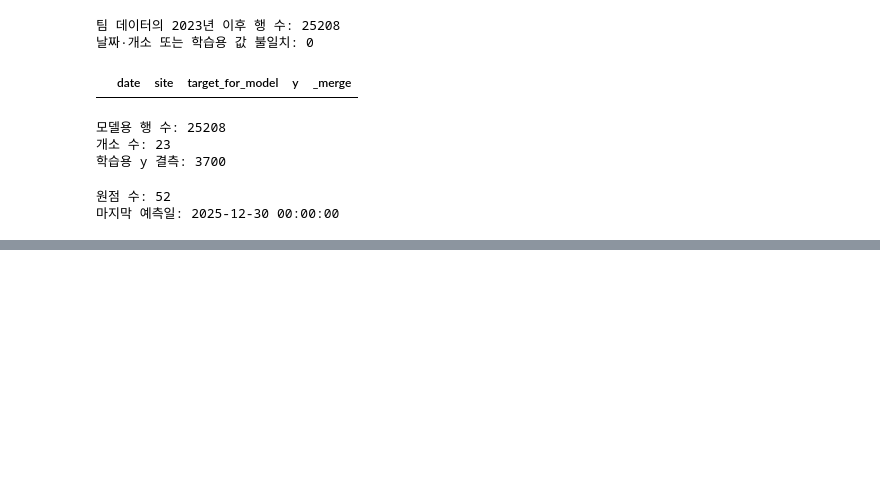
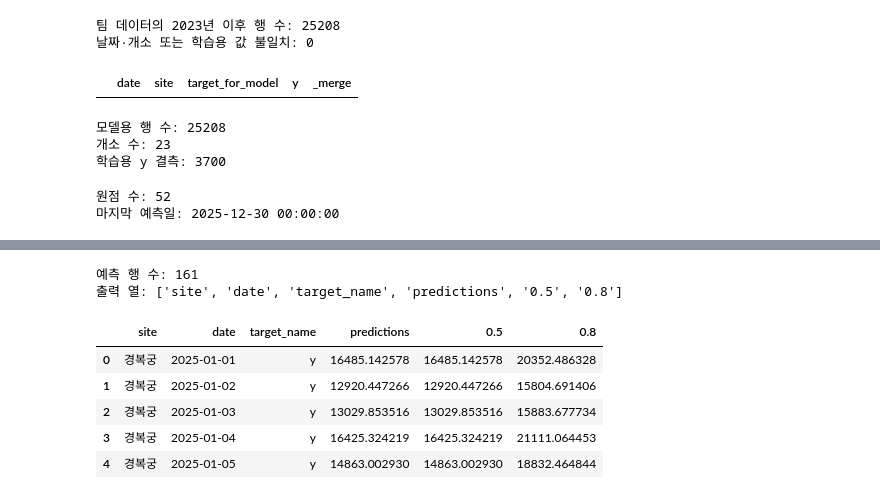
Before and after one commit to ysy3046/ai-data-bootcamp, a Jupyter notebook: project_3_data_모형_검증.ipynb, the cells around one changed output, grey strips where cells are left out. Cells and saved outputs as stored; diff of their text form; code cells hidden in the pictures; blank space fills up the shorter version.

```diff
--- a/project_3_data_모형_검증.ipynb
+++ b/project_3_data_모형_검증.ipynb
@@ -1119,0 +1627,57 @@ print("마지막 예측일:",
+# %%
+# 모델 입력에는 실제값으로 만든 status·is_open을 넣지 않음
+calendar_panel = model_panel[["date", "site", "y"]].copy()
+
+# 요일은 숫자의 크기가 아니라 범주로 전달
+for day in range(7):
+    calendar_panel[f"dow_{day}"] = (
+        calendar_panel["date"].dt.dayofweek == day
+    ).astype(float)
+
+calendar_panel["regular_closed_day"] = (
+    model_panel["weekday"] == model_panel["closed_weekday"]
+).astype(float).to_numpy()
+
+feature_cols = [
+    *[f"dow_{day}" for day in range(7)],
+    "regular_closed_day"
+]
+
+test_origin = origins[0]
+
+context_df = calendar_panel.loc[
+    calendar_panel["date"] < test_origin
+].copy()
+
+future_df = calendar_panel.loc[
+    calendar_panel["date"].between(
+        test_origin,
+        test_origin + pd.Timedelta(days=HORIZON - 1)
+    ),
+    ["site", "date", *feature_cols]
+].copy()  # 미래 y는 전달하지 않음
+
+calendar_test = pipeline.predict_df(
+    df=context_df,
+    future_df=future_df,
+    id_column="site",
+    timestamp_column="date",
+    target="y",
+    prediction_length=HORIZON,
+    quantile_levels=[0.5, 0.8],
+    cross_learning=False,
+    freq="D"
+)
+
+print("예측 행 수:", len(calendar_test))
+print("출력 열:", calendar_test.columns.tolist())
+display(calendar_test.head())
+# %% [output]
+예측 행 수: 161
+출력 열: ['site', 'date', 'target_name', 'predictions', '0.5', '0.8']
+|  | site | date | target_name | predictions | 0.5 | 0.8 |
+| 0 | 경복궁 | 2025-01-01 | y | 16485.142578 | 16485.142578 | 20352.486328 |
+| 1 | 경복궁 | 2025-01-02 | y | 12920.447266 | 12920.447266 | 15804.691406 |
+| 2 | 경복궁 | 2025-01-03 | y | 13029.853516 | 13029.853516 | 15883.677734 |
+| 3 | 경복궁 | 2025-01-04 | y | 16425.324219 | 16425.324219 | 21111.064453 |
+| 4 | 경복궁 | 2025-01-05 | y | 14863.002930 | 14863.002930 | 18832.464844 |
```
Also changed, not shown: parts of 20 cells of this notebook.
